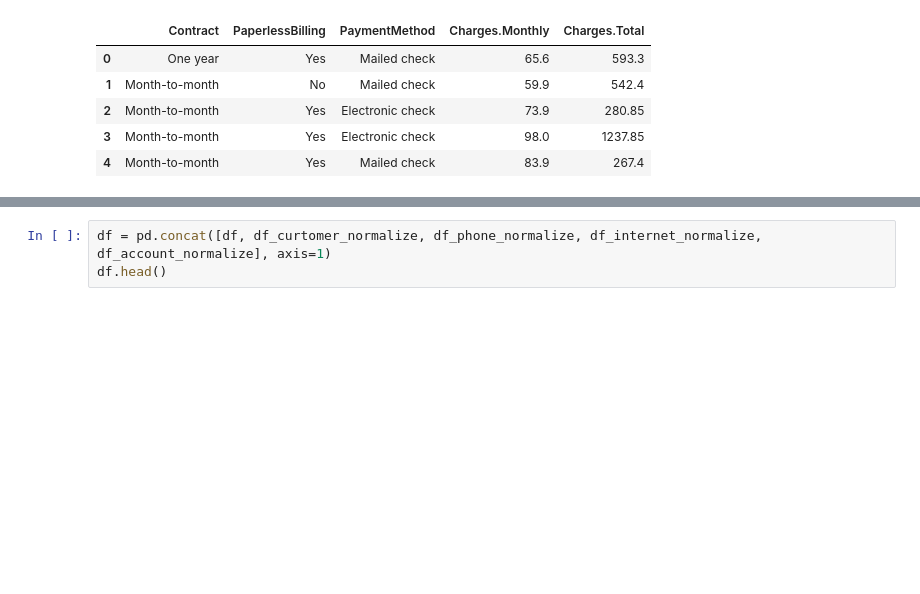
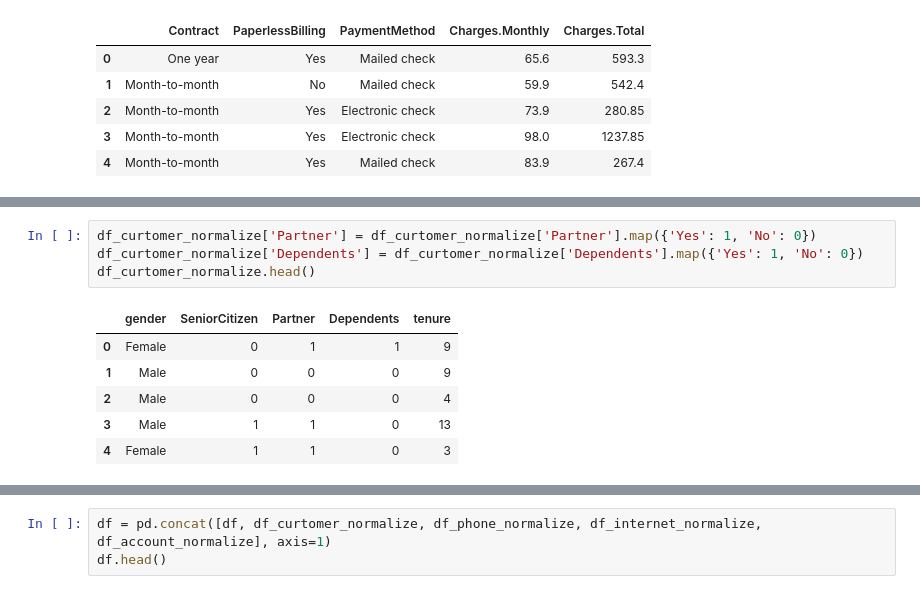
Before and after one commit to CarlitoUwU/Telecom-Challenge, a Jupyter notebook: Telecom-X.ipynb, the cells around one changed output, grey strips where cells are left out. Drawn from its saved outputs; the diff is of its cells as text; blank space fills up the shorter version.

Commit message:
normalizando df_curtomer_normalize

```diff
--- a/Telecom-X.ipynb
+++ b/Telecom-X.ipynb
@@ -99,0 +116,11 @@ df_account_normalize.head()
+# %%
+df_curtomer_normalize['Partner'] = df_curtomer_normalize['Partner'].map({'Yes': 1, 'No': 0})
+df_curtomer_normalize['Dependents'] = df_curtomer_normalize['Dependents'].map({'Yes': 1, 'No': 0})
+df_curtomer_normalize.head()
+# %% [output]
+|  | gender | SeniorCitizen | Partner | Dependents | tenure |
+| 0 | Female | 0 | 1 | 1 | 9 |
+| 1 | Male | 0 | 0 | 0 | 9 |
+| 2 | Male | 0 | 0 | 0 | 4 |
+| 3 | Male | 1 | 1 | 0 | 13 |
+| 4 | Female | 1 | 1 | 0 | 3 |
```
Also changed, not shown: parts of 6 cells of this notebook.
